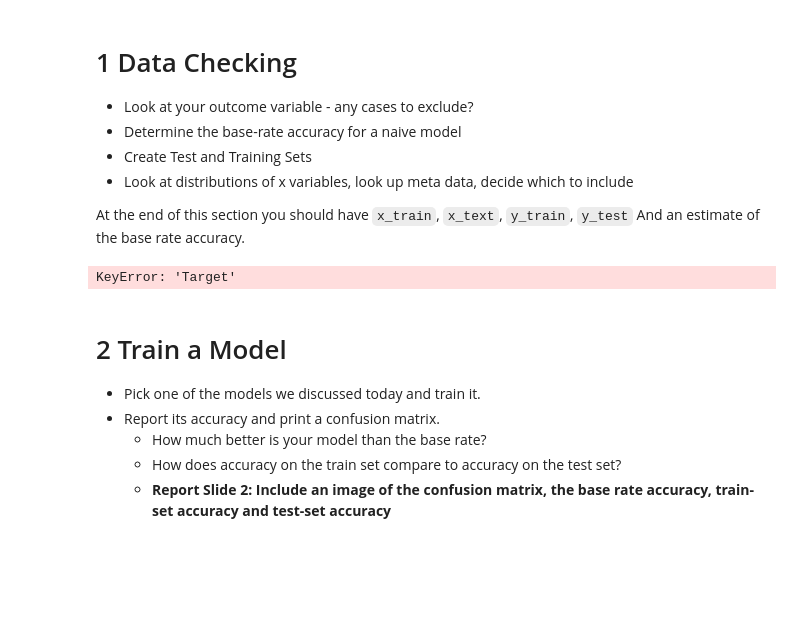
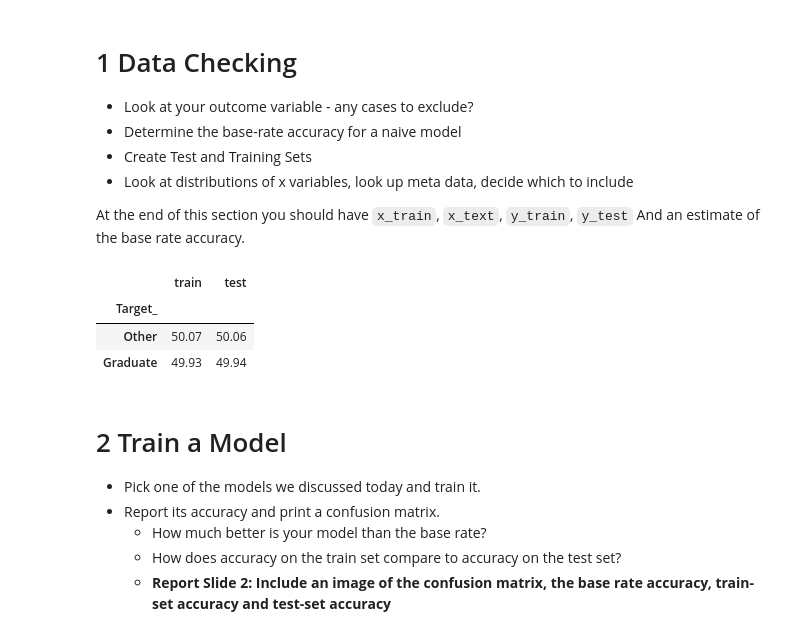
Before and after one commit to MatthewFaiello/MLsessions, a Jupyter notebook: ISEA_Week5_ML_HW.ipynb, the cells around one changed output. Saved outputs shown, nothing was run; the diff lists cells and outputs as text; code cells hidden in the pictures; blank space fills up the shorter version.

```diff
--- a/ISEA_Week5_ML_HW.ipynb
+++ b/ISEA_Week5_ML_HW.ipynb
@@ -76,27 +77,29 @@ At the end of this section you should have
 And an estimate of the base rate accuracy.
 # %%
 # check target distribution
-pd.DataFrame({"count": y["Target"].value_counts(dropna=False),
-              "percent": y["Target"].value_counts(normalize=True, dropna=False).mul(100).round(2)})
+pd.DataFrame({"count": df["Target"].value_counts(dropna=False),
+              "percent": df["Target"].value_counts(normalize=True, dropna=False).mul(100).round(2)})
 
 # recode so target is either "Graduate" or "Other"
-y["Target_"] = y["Target"].replace({"Dropout": "Other", "Enrolled": "Other"})
+df["Target_"] = df["Target"].replace({"Dropout": "Other", "Enrolled": "Other"})
 
 # target base-rate
-pd.DataFrame({"count": y["Target_"].value_counts(dropna=False),
-              "percent": y["Target_"].value_counts(normalize=True, dropna=False).mul(100).round(2)})
+pd.DataFrame({"count": df["Target_"].value_counts(dropna=False),
+              "percent": df["Target_"].value_counts(normalize=True, dropna=False).mul(100).round(2)})
 
-# test and train sets
-from sklearn.model_selection import train_test_split
-
-train_df, test_df = train_test_split(
-    df,
-    test_size=0.2,
-    random_state=42,
-    stratify=df["target"]   # replace with your label column
-)
+# stratified test and train sets
+train_df, test_df = train_test_split(df,
+                                     test_size=0.2,
+                                     random_state=42,
+                                     stratify=df["Target_"])
+# check stratification
+pd.DataFrame({"train": train_df["Target_"].value_counts(normalize=True, dropna=False).mul(100).round(2),
+              "test": test_df["Target_"].value_counts(normalize=True, dropna=False).mul(100).round(2)})
 # %% [output]
-KeyError: 'Target'
+|  | train | test |
+| Target_ |  |  |
+| Other | 50.07 | 50.06 |
+| Graduate | 49.93 | 49.94 |
 # %% [markdown]
 # 2 Train a Model
 * Pick one of the models we discussed today and train it.
```
Also changed, not shown: parts of 2 cells of this notebook.
